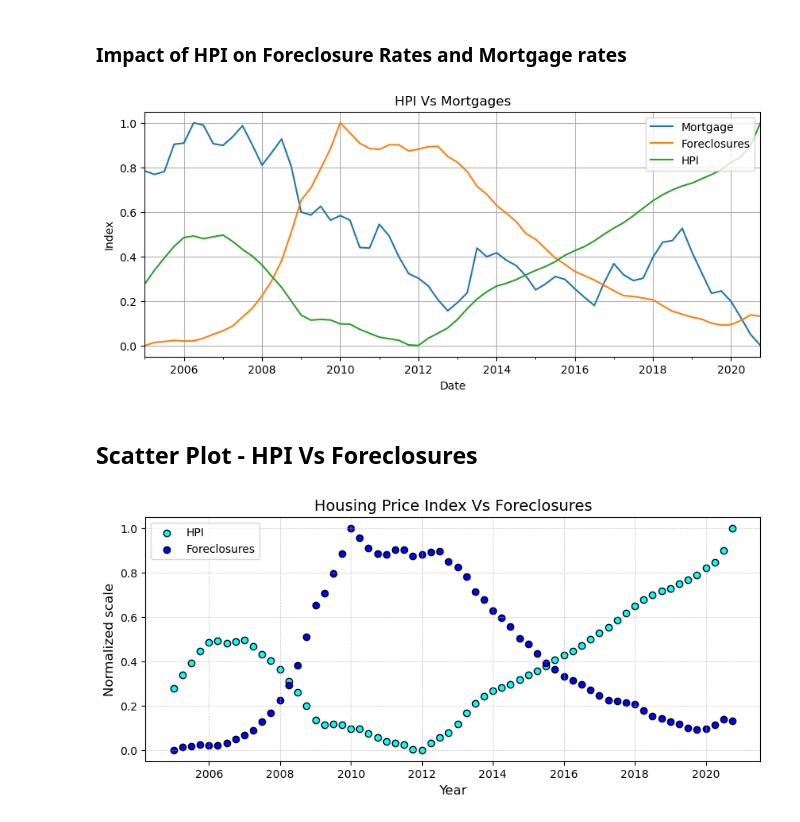
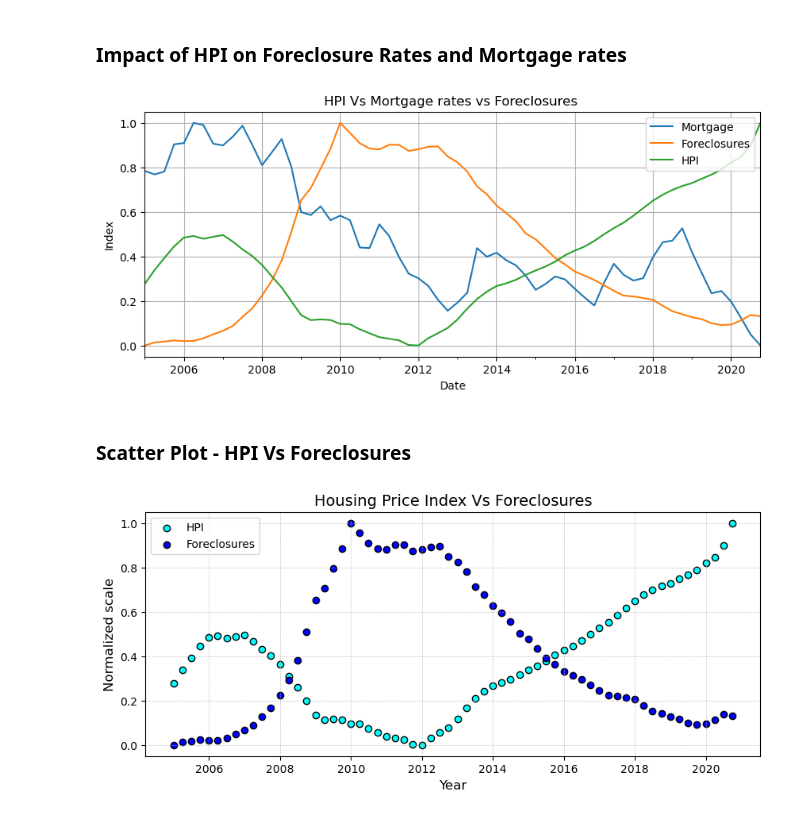
Before and after one commit to xraySMULu/the-big-squeeze, a Jupyter notebook: Code/mn_analysis.ipynb, the cells around one changed output. Saved outputs shown, nothing was run; the diff lists cells and outputs as text; code cells hidden in the pictures.

```diff
--- a/Code/mn_analysis.ipynb
+++ b/Code/mn_analysis.ipynb
@@ -407,14 +417,14 @@ plt.show()
 ### Impact of HPI on Foreclosure Rates and Mortgage rates
 # %%
 #Plot the housing dataframe
-housing_df.plot(title="HPI Vs Mortgages",figsize=(10,4),legend=True)
+housing_df.plot(title="HPI Vs Mortgage rates vs Foreclosures ",figsize=(10,4),legend=True)
 plt.ylabel('Index')
 plt.grid()
 plt.show()
 # %% [output]
-[figure, old version]
+[figure, new version]
 # %% [markdown]
-## Scatter Plot - HPI Vs Foreclosures
+### Scatter Plot - HPI Vs Foreclosures
 # %%
 #Scatter plot HPI vs Foreclosures
 plt.figure(figsize=(10, 4))
```
Also changed, not shown: parts of 22 cells of this notebook.
